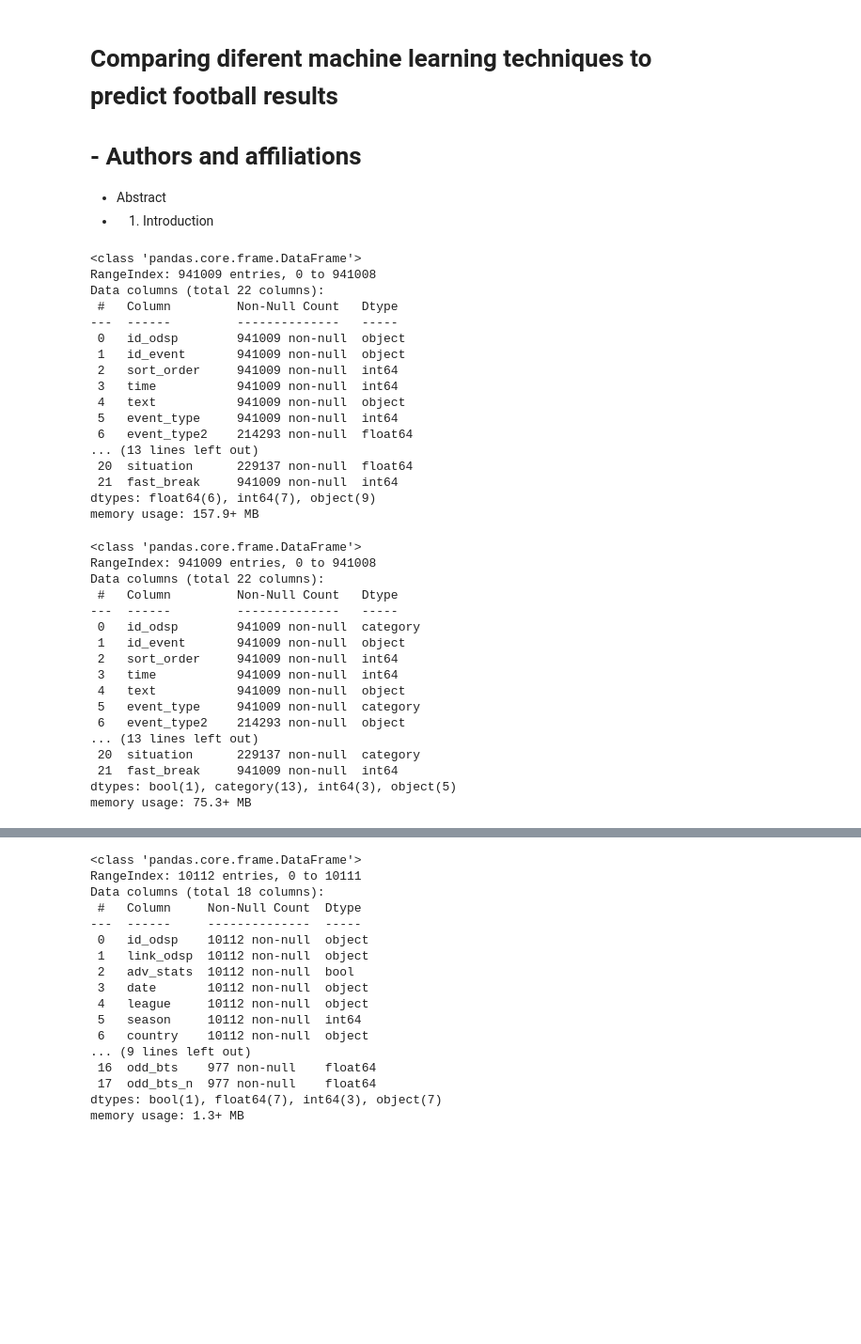
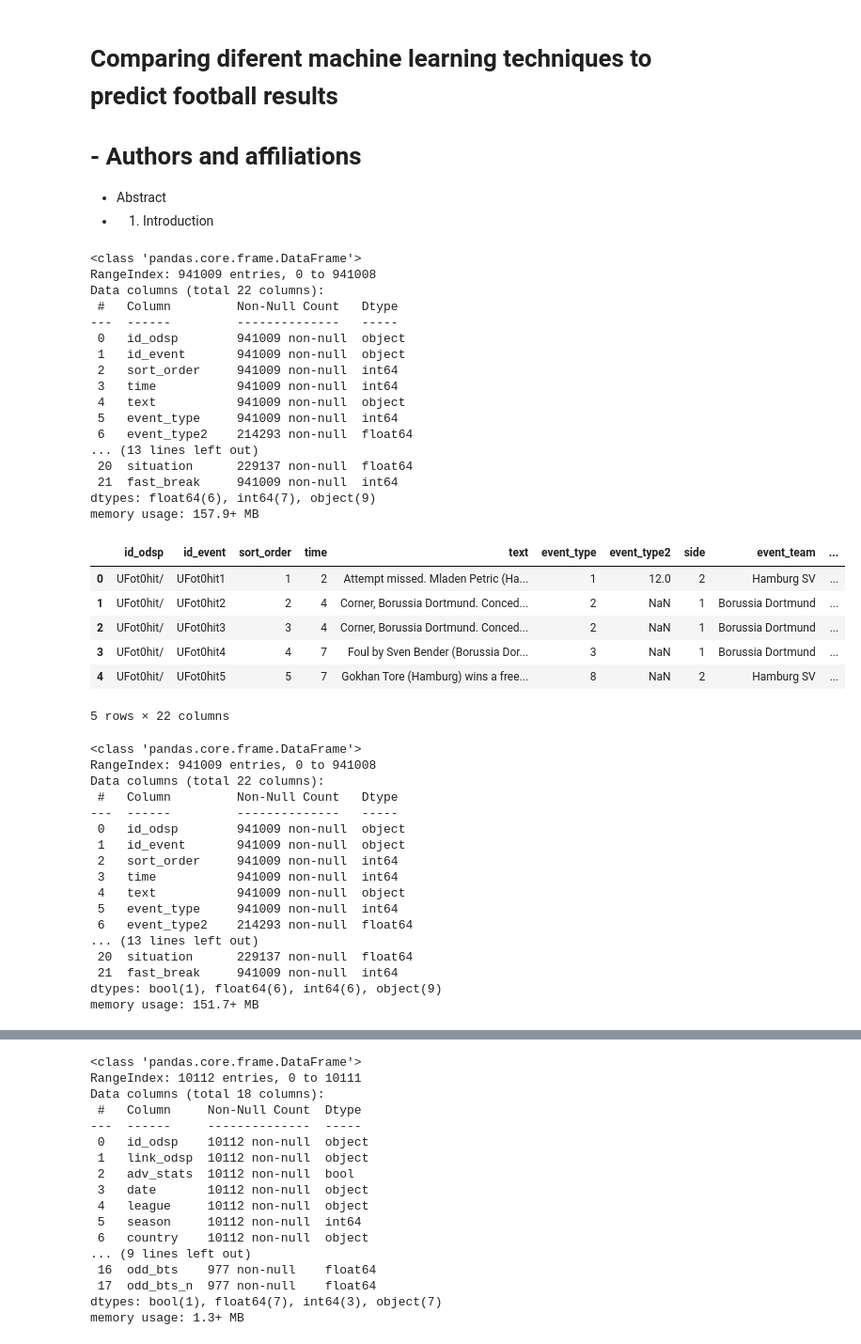
Before and after one commit to pdsam/IART, a Jupyter notebook: Proj2/NoteBookfinal.ipynb, the cells around one changed output, grey strips where cells are left out. Shown at 94% size. Cells and saved outputs as stored; diff of their text form; code cells hidden in the pictures; blank space fills up the shorter version.

```diff
--- a/Proj2/NoteBookfinal.ipynb
+++ b/Proj2/NoteBookfinal.ipynb
@@ -10,31 +10,39 @@
 # %%
 import pandas as pd
 import numpy as np
 import matplotlib.pyplot as plt
 import seaborn as sns
 
 from sklearn.model_selection import train_test_split
 
 events = pd.read_csv('football-events/events.csv')
 events.info()
+events.head()
 # %% [output]
 <class 'pandas.core.frame.DataFrame'>
 RangeIndex: 941009 entries, 0 to 941008
 Data columns (total 22 columns):
  #   Column         Non-Null Count   Dtype
 ---  ------         --------------   -----
  0   id_odsp        941009 non-null  object
  1   id_event       941009 non-null  object
  2   sort_order     941009 non-null  int64
  3   time           941009 non-null  int64
  4   text           941009 non-null  object
  5   event_type     941009 non-null  int64
  6   event_type2    214293 non-null  float64
 ... (13 lines left out)
  20  situation      229137 non-null  float64
  21  fast_break     941009 non-null  int64
 dtypes: float64(6), int64(7), object(9)
 memory usage: 157.9+ MB
+|  | id_odsp | id_event | sort_order | time | text | event_type | event_type2 | side | event_team | ... |
+| 0 | UFot0hit/ | UFot0hit1 | 1 | 2 | Attempt missed. Mladen Petric (Ha... | 1 | 12.0 | 2 | Hamburg SV | ... |
+| 1 | UFot0hit/ | UFot0hit2 | 2 | 4 | Corner, Borussia Dortmund. Conced... | 2 | NaN | 1 | Borussia Dortmund | ... |
+| 2 | UFot0hit/ | UFot0hit3 | 3 | 4 | Corner, Borussia Dortmund. Conced... | 2 | NaN | 1 | Borussia Dortmund | ... |
+| 3 | UFot0hit/ | UFot0hit4 | 4 | 7 | Foul by Sven Bender (Borussia Dor... | 3 | NaN | 1 | Borussia Dortmund | ... |
+| 4 | UFot0hit/ | UFot0hit5 | 5 | 7 | Gokhan Tore (Hamburg) wins a free... | 8 | NaN | 2 | Hamburg SV | ... |
+5 rows × 22 columns
 # %%
 # I manually converted the ../input/dictionary.txt to python dicts
 event_types = {1:'Attempt', 2:'Corner', 3:'Foul', 4:'Yellow card', 5:'Second yellow card', 6:'Red card', 7:'Substitution', 8:'Free kick won', 9:'Offside', 10:'Hand ball', 11:'Penalty conceded'}
@@ -59,9 +67,9 @@ events['assist_method'] = events['assist_method'].map(assist_methods)
 events['situation'] = events['situation'].map(situations)
 # %%
 # Many of the objects are in fact categorical, use astype from panda to fix this
-cats = ['id_odsp', 'event_type','side', 'player', 'player2', 'event_team', 'opponent', 'shot_place', 'shot_outcome', 'location', 'bodypart', 'assist_method', 'situation']
-d = dict.fromkeys(cats,'category')
-events = events.astype(d)
+#cats = ['id_odsp', 'event_type','side', 'player', 'player2', 'event_team', 'opponent', 'shot_place', 'shot_outcome', 'location', 'bodypart', 'assist_method', 'situation']
+#d = dict.fromkeys(cats,'category')
+#events = events.astype(d)
 events['is_goal'] = events['is_goal'].astype('bool') # this is a bool, we can fix that too while we're at it
 events.info() # much better
 # %% [output]
@@ -70,16 +78,16 @@ RangeIndex: 941009 entries, 0 to 941008
 Data columns (total 22 columns):
  #   Column         Non-Null Count   Dtype
 ---  ------         --------------   -----
- 0   id_odsp        941009 non-null  category
+ 0   id_odsp        941009 non-null  object
  1   id_event       941009 non-null  object
  2   sort_order     941009 non-null  int64
  3   time           941009 non-null  int64
  4   text           941009 non-null  object
- 5   event_type     941009 non-null  category
- 6   event_type2    214293 non-null  object
+ 5   event_type     941009 non-null  int64
+ 6   event_type2    214293 non-null  float64
 ... (13 lines left out)
- 20  situation      229137 non-null  category
+ 20  situation      229137 non-null  float64
  21  fast_break     941009 non-null  int64
-dtypes: bool(1), category(13), int64(3), object(5)
-memory usage: 75.3+ MB
+dtypes: bool(1), float64(6), int64(6), object(9)
+memory usage: 151.7+ MB
 # %%
```
Also changed, not shown: parts of 3 cells of this notebook, 2 other files.
